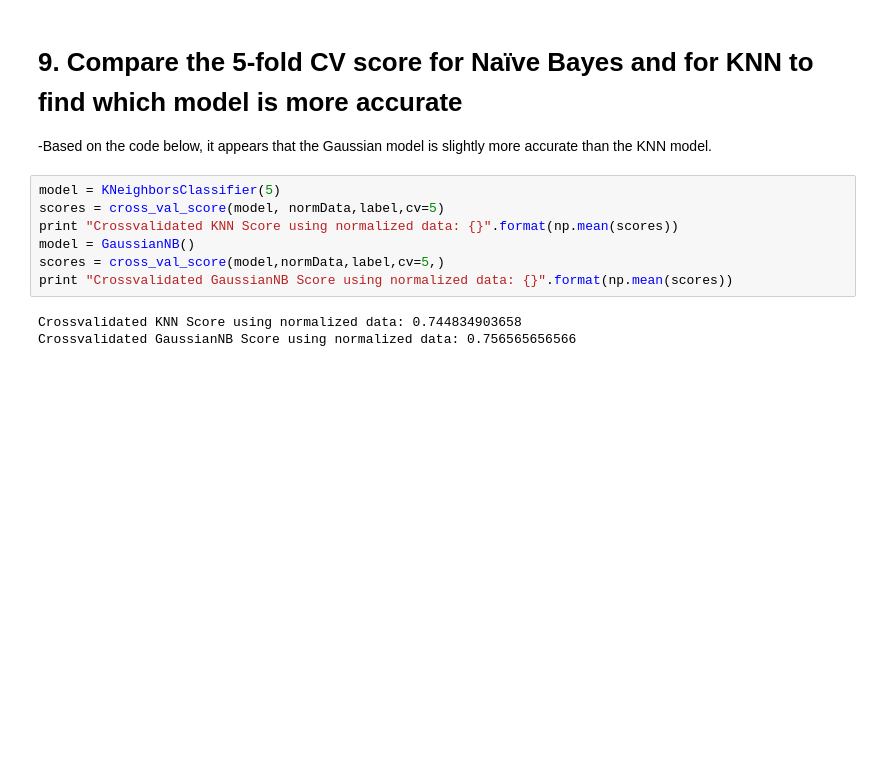
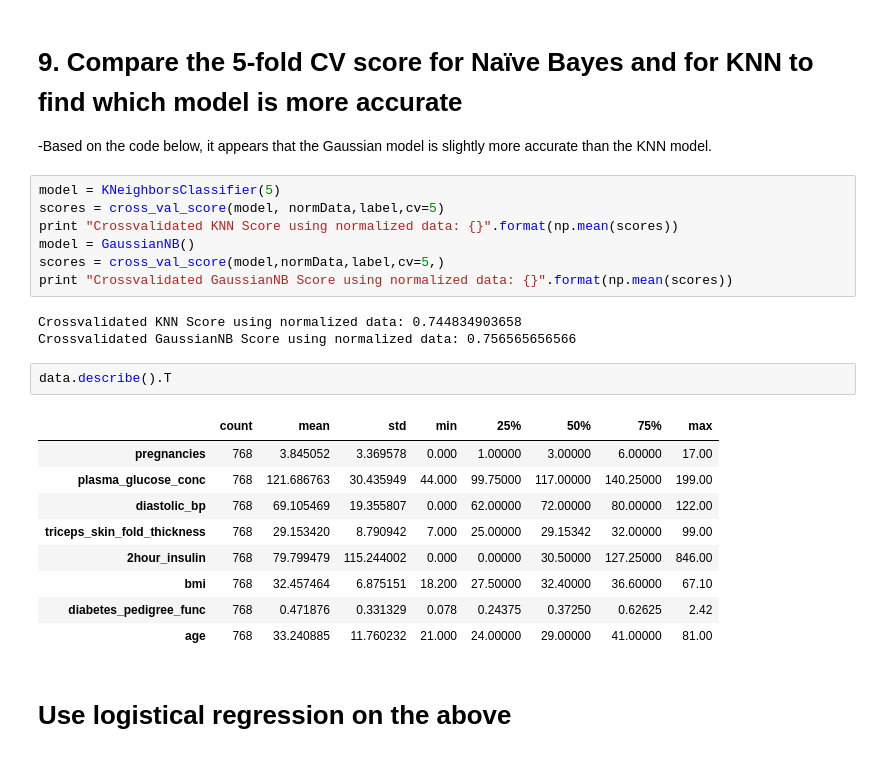
Before and after one commit to mkwak1/DAT_SF_18, a Jupyter notebook: homework/HW3/mkwak_dat_sf_hw3.ipynb, the cells around one changed output. Cells and saved outputs as stored; diff of their text form; blank space fills up the shorter version.

```diff
--- a/homework/HW3/mkwak_dat_sf_hw3.ipynb
+++ b/homework/HW3/mkwak_dat_sf_hw3.ipynb
@@ -296,3 +309,17 @@ print "Crossvalidated GaussianNB Score using normalized data: {}".format(np.mean
 # %% [output]
 Crossvalidated KNN Score using normalized data: 0.744834903658
 Crossvalidated GaussianNB Score using normalized data: 0.756565656566
+# %%
+data.describe().T
+# %% [output]
+|  | count | mean | std | min | 25% | 50% | 75% | max |
+| pregnancies | 768 | 3.845052 | 3.369578 | 0.000 | 1.00000 | 3.00000 | 6.00000 | 17.00 |
+| plasma_glucose_conc | 768 | 121.686763 | 30.435949 | 44.000 | 99.75000 | 117.00000 | 140.25000 | 199.00 |
+| diastolic_bp | 768 | 69.105469 | 19.355807 | 0.000 | 62.00000 | 72.00000 | 80.00000 | 122.00 |
+| triceps_skin_fold_thickness | 768 | 29.153420 | 8.790942 | 7.000 | 25.00000 | 29.15342 | 32.00000 | 99.00 |
+| 2hour_insulin | 768 | 79.799479 | 115.244002 | 0.000 | 0.00000 | 30.50000 | 127.25000 | 846.00 |
+| bmi | 768 | 32.457464 | 6.875151 | 18.200 | 27.50000 | 32.40000 | 36.60000 | 67.10 |
+| diabetes_pedigree_func | 768 | 0.471876 | 0.331329 | 0.078 | 0.24375 | 0.37250 | 0.62625 | 2.42 |
+| age | 768 | 33.240885 | 11.760232 | 21.000 | 24.00000 | 29.00000 | 41.00000 | 81.00 |
+# %% [markdown]
+# Use logistical regression on the above
```
Also changed, not shown: parts of 9 cells of this notebook.
